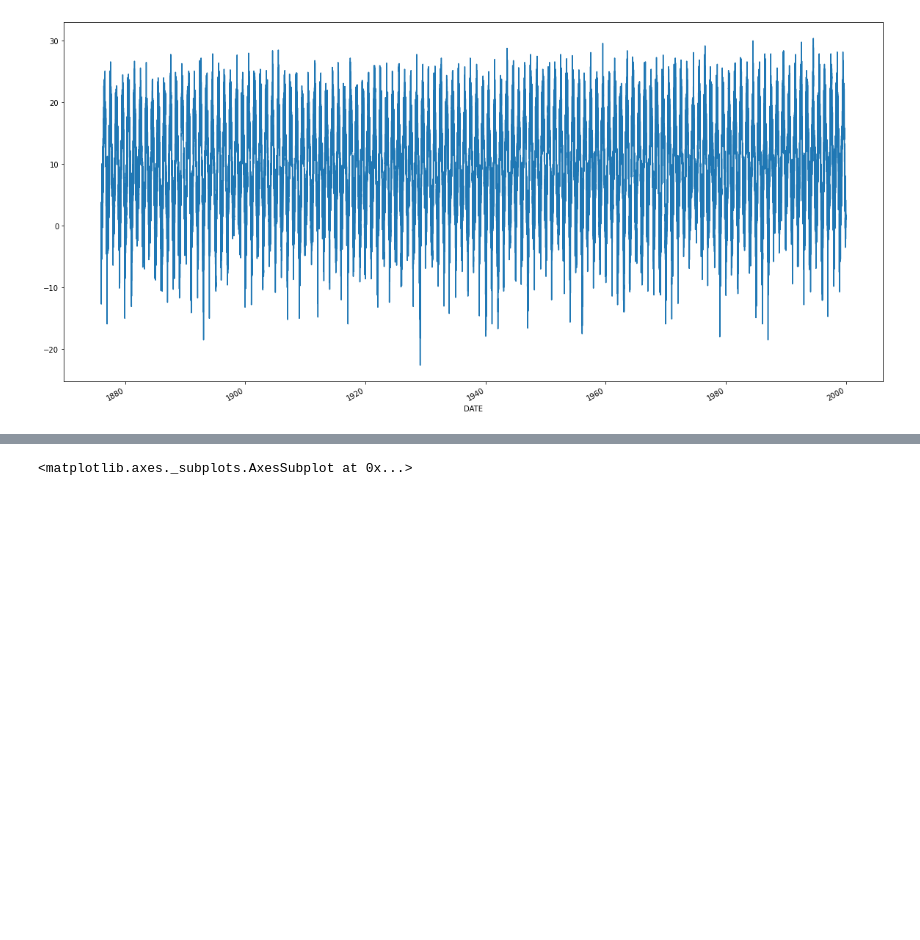
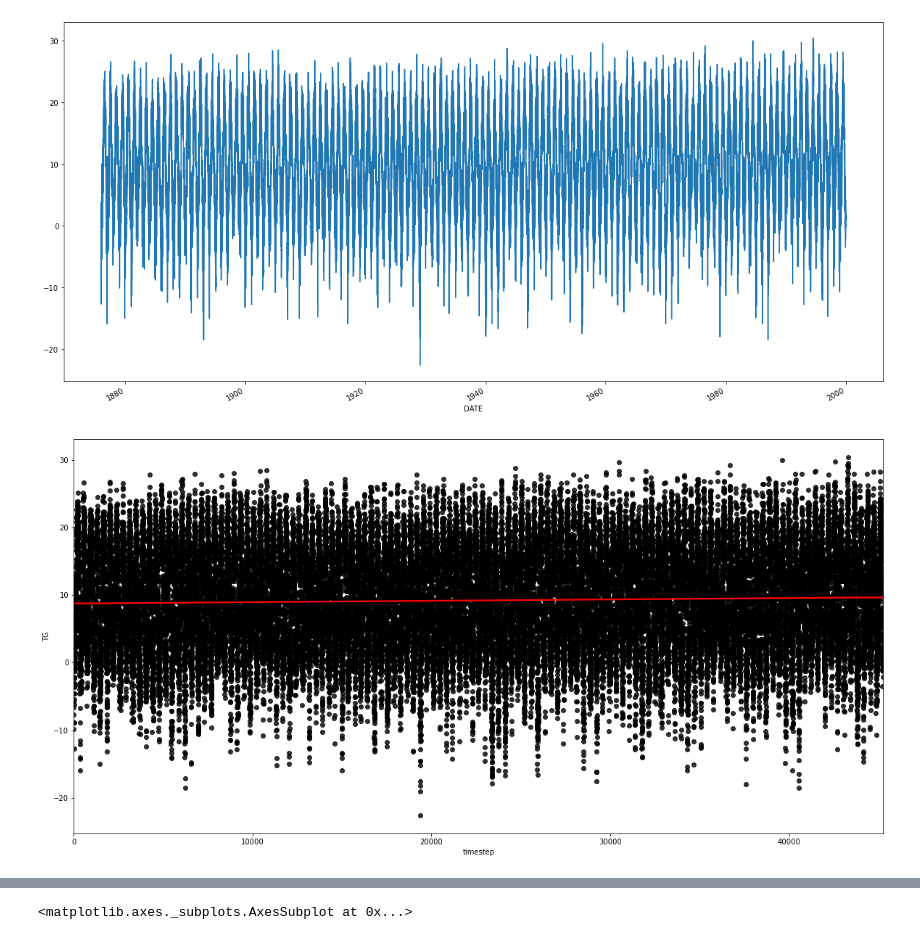
Before and after one commit to bvitos/spiced-projects, a Jupyter notebook: project_05/weather_baseline.ipynb, the cells around one changed output, grey strips where cells are left out. Cells and saved outputs as stored; diff of their text form; code cells hidden in the pictures; blank space fills up the shorter version.

```diff
--- a/project_05/weather_baseline.ipynb
+++ b/project_05/weather_baseline.ipynb
@@ -88,3 +92,7 @@ df_train['TG'].plot()
 # %% [output]
 <matplotlib.axes._subplots.AxesSubplot at 0x...>
 [figure]
+# %%
+sns_plot = sns.regplot(x = 'timestep', y = 'TG', data = df_train, scatter_kws={"color": "black"}, line_kws={"color": "red"})
+# %% [output]
+[figure, added]
```
Also changed, not shown: parts of 8 cells of this notebook, 5 other files.
